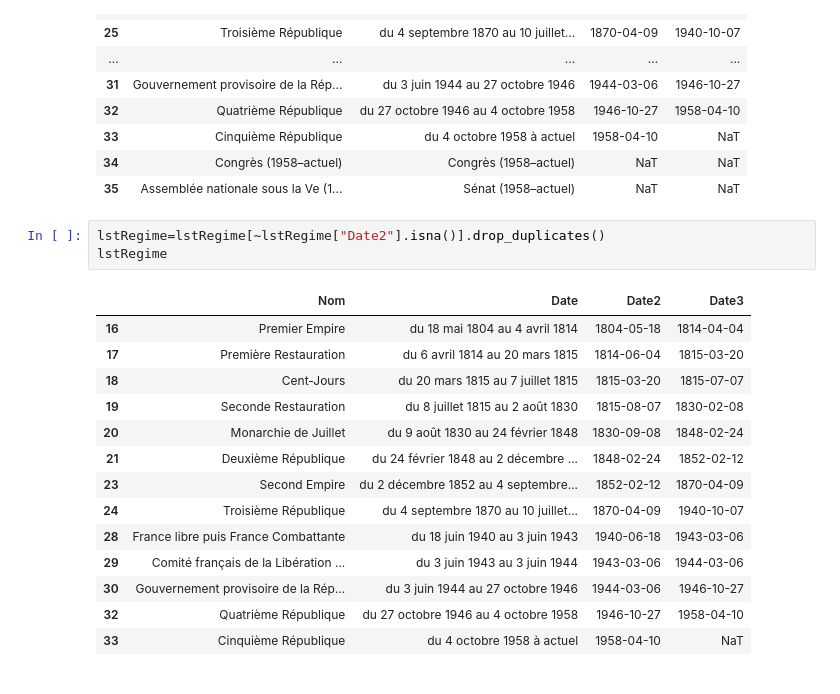
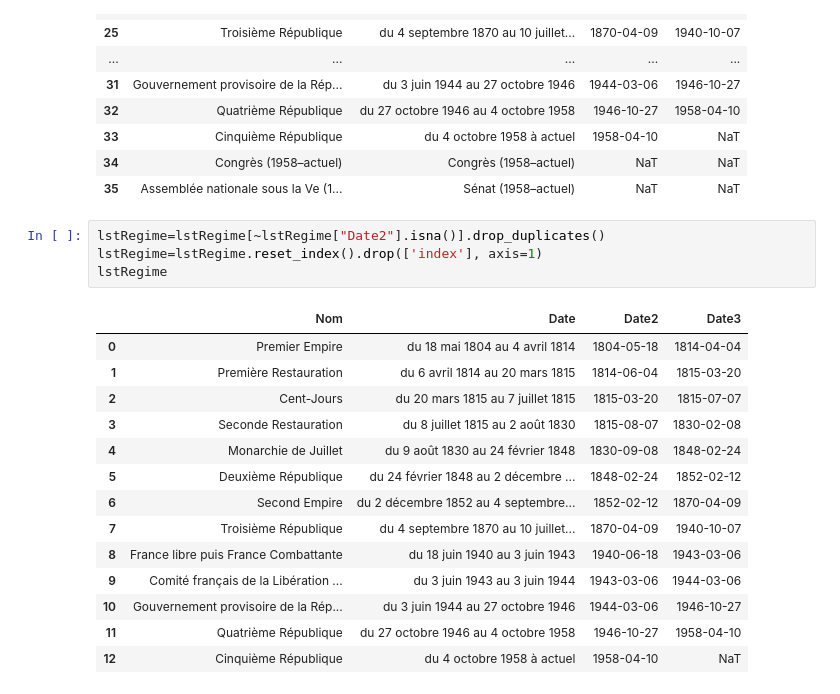
Before and after one commit to dusylvain/Projet-Python-deputes, a Jupyter notebook: statistiques_descriptives_depute (1).ipynb, the cells around one changed output. Cells and saved outputs as stored; diff of their text form.

Commit message:
regimes extraits

```diff
--- a/statistiques_descriptives_depute (1).ipynb
+++ b/statistiques_descriptives_depute (1).ipynb
@@ -309,19 +309,20 @@ See the caveats in the documentation: https://pandas.pydata.org/pandas-docs/stab
 | 35 | Assemblée nationale sous la Ve (1... | Sénat (1958–actuel) | NaT | NaT |
 # %%
 lstRegime=lstRegime[~lstRegime["Date2"].isna()].drop_duplicates()
+lstRegime=lstRegime.reset_index().drop(['index'], axis=1)
 lstRegime
 # %% [output]
 |  | Nom | Date | Date2 | Date3 |
-| 16 | Premier Empire | du 18 mai 1804 au 4 avril 1814 | 1804-05-18 | 1814-04-04 |
-| 17 | Première Restauration | du 6 avril 1814 au 20 mars 1815 | 1814-06-04 | 1815-03-20 |
-| 18 | Cent-Jours | du 20 mars 1815 au 7 juillet 1815 | 1815-03-20 | 1815-07-07 |
-| 19 | Seconde Restauration | du 8 juillet 1815 au 2 août 1830 | 1815-08-07 | 1830-02-08 |
-| 20 | Monarchie de Juillet | du 9 août 1830 au 24 février 1848 | 1830-09-08 | 1848-02-24 |
-| 21 | Deuxième République | du 24 février 1848 au 2 décembre ... | 1848-02-24 | 1852-02-12 |
-| 23 | Second Empire | du 2 décembre 1852 au 4 septembre... | 1852-02-12 | 1870-04-09 |
-| 24 | Troisième République | du 4 septembre 1870 au 10 juillet... | 1870-04-09 | 1940-10-07 |
-| 28 | France libre puis France Combattante | du 18 juin 1940 au 3 juin 1943 | 1940-06-18 | 1943-03-06 |
-| 29 | Comité français de la Libération ... | du 3 juin 1943 au 3 juin 1944 | 1943-03-06 | 1944-03-06 |
-| 30 | Gouvernement provisoire de la Rép... | du 3 juin 1944 au 27 octobre 1946 | 1944-03-06 | 1946-10-27 |
-| 32 | Quatrième République | du 27 octobre 1946 au 4 octobre 1958 | 1946-10-27 | 1958-04-10 |
-| 33 | Cinquième République | du 4 octobre 1958 à actuel | 1958-04-10 | NaT |
+| 0 | Premier Empire | du 18 mai 1804 au 4 avril 1814 | 1804-05-18 | 1814-04-04 |
+| 1 | Première Restauration | du 6 avril 1814 au 20 mars 1815 | 1814-06-04 | 1815-03-20 |
+| 2 | Cent-Jours | du 20 mars 1815 au 7 juillet 1815 | 1815-03-20 | 1815-07-07 |
+| 3 | Seconde Restauration | du 8 juillet 1815 au 2 août 1830 | 1815-08-07 | 1830-02-08 |
+| 4 | Monarchie de Juillet | du 9 août 1830 au 24 février 1848 | 1830-09-08 | 1848-02-24 |
+| 5 | Deuxième République | du 24 février 1848 au 2 décembre ... | 1848-02-24 | 1852-02-12 |
+| 6 | Second Empire | du 2 décembre 1852 au 4 septembre... | 1852-02-12 | 1870-04-09 |
+| 7 | Troisième République | du 4 septembre 1870 au 10 juillet... | 1870-04-09 | 1940-10-07 |
+| 8 | France libre puis France Combattante | du 18 juin 1940 au 3 juin 1943 | 1940-06-18 | 1943-03-06 |
+| 9 | Comité français de la Libération ... | du 3 juin 1943 au 3 juin 1944 | 1943-03-06 | 1944-03-06 |
+| 10 | Gouvernement provisoire de la Rép... | du 3 juin 1944 au 27 octobre 1946 | 1944-03-06 | 1946-10-27 |
+| 11 | Quatrième République | du 27 octobre 1946 au 4 octobre 1958 | 1946-10-27 | 1958-04-10 |
+| 12 | Cinquième République | du 4 octobre 1958 à actuel | 1958-04-10 | NaT |
```
Also changed, not shown: parts of 6 cells of this notebook.
